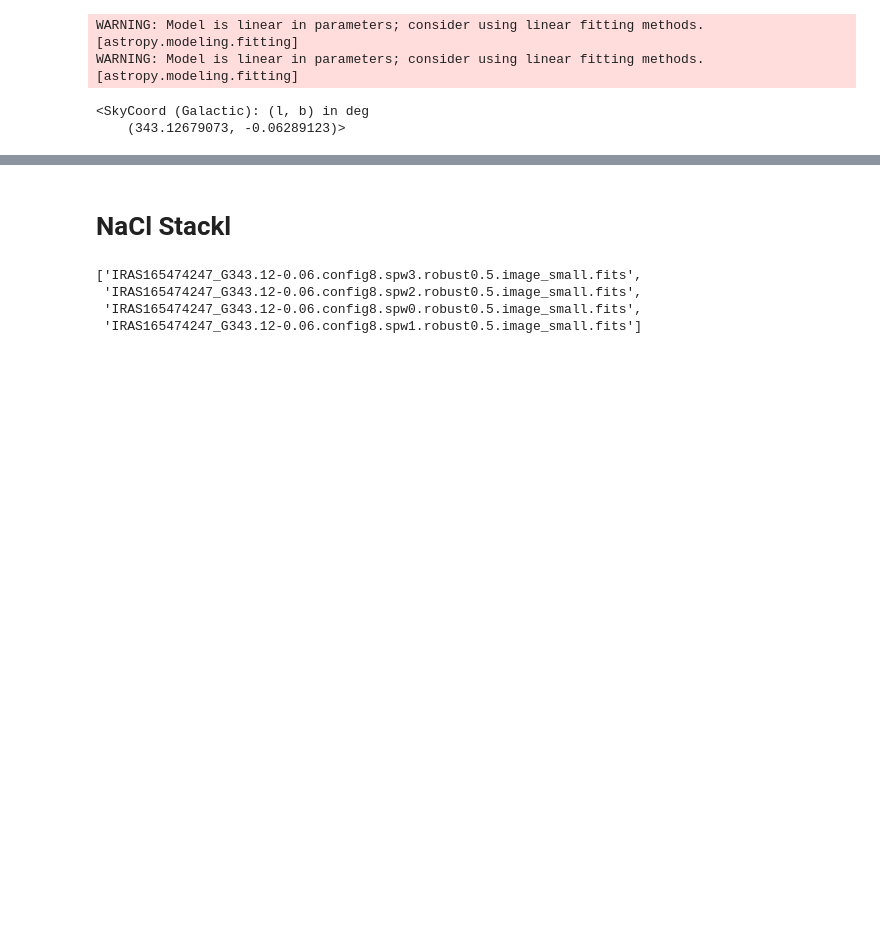
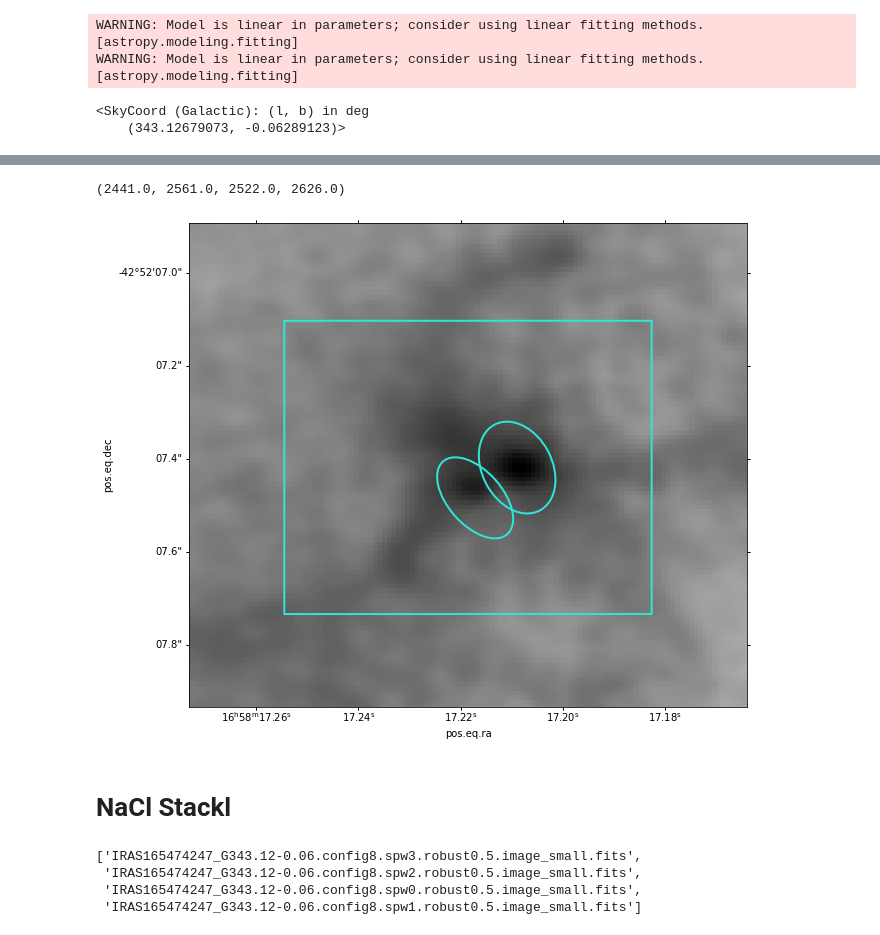
Before and after one commit to keflavich/saltmining, a Jupyter notebook: notebooks/SanhuezaI16547.ipynb, the cells around one changed output, grey strips where cells are left out. Cells and saved outputs as stored; diff of their text form; code cells hidden in the pictures; blank space fills up the shorter version.

```diff
--- a/notebooks/SanhuezaI16547.ipynb
+++ b/notebooks/SanhuezaI16547.ipynb
@@ -81,3 +84,15 @@ reg[0].center.galactic
 # %% [output]
 <SkyCoord (Galactic): (l, b) in deg
     (343.12679073, -0.06289123)>
+# %%
+cont = SpectralCube.read('IRAS165474247_G343.12-0.06.config8.cont_avg.selfcal_0.5_hogbom.image.fits')
+pl.figure(figsize=(10,10))
+ax = pl.subplot(projection=cont[0].wcs)
+ax.imshow(cont[0].value, cmap='gray_r', norm=visualization.simple_norm(cont[0].value, stretch='log'))
+reg[0].to_pixel(cont[0].wcs).plot(ax=ax)
+diskA[0].to_pixel(cont[0].wcs).plot(ax=ax)
+diskB[0].to_pixel(cont[0].wcs).plot(ax=ax)
+pp = reg[0].to_pixel(cont.wcs.celestial)
+bb = pp.bounding_box
+ax.axis([bb.ixmin-20, bb.ixmax+20, bb.iymin-20, bb.iymax+20])
+# %% [output]
@@ -84,3 +112,5 @@ reg[0].center.galactic
+(2441.0, 2561.0, 2522.0, 2626.0)
+[figure, added]
 # %%
 peakA = coordinates.SkyCoord('16:58:17.2082 -42:52:07.421', frame='icrs', unit=(u.hour, u.deg))
 peakB = coordinates.SkyCoord('16:58:17.2173 -42:52:07.461', frame='icrs', unit=(u.hour, u.deg))
```
Also changed, not shown: parts of 18 cells of this notebook, 7 other files.
